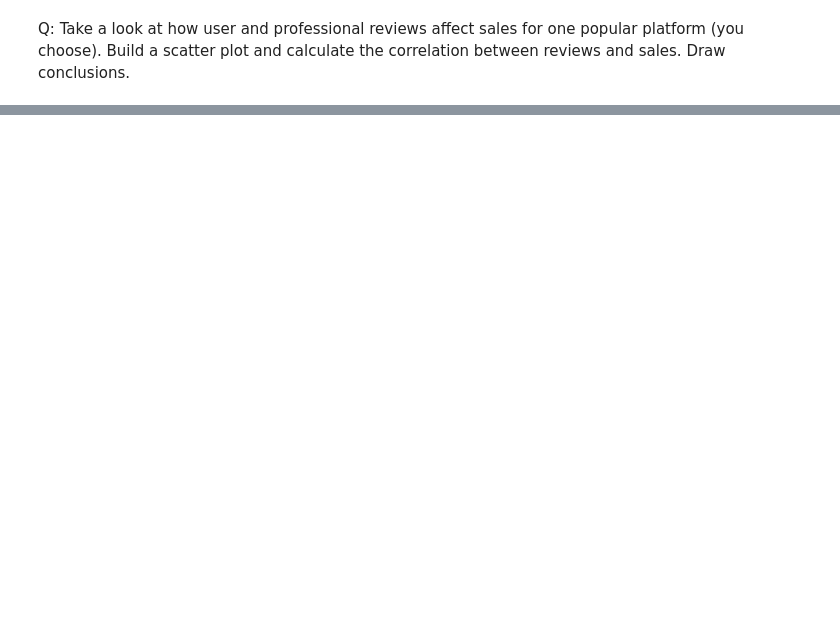
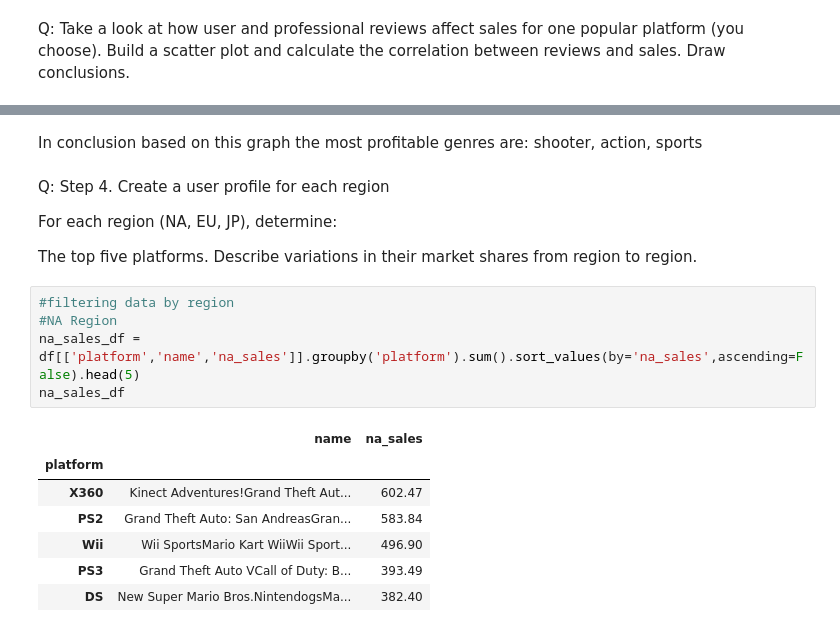
Before and after one commit to ouryj/gamesdataset, a Jupyter notebook: notebooks/EDA.ipynb, the cells around one changed output, grey strips where cells are left out. Saved outputs shown, nothing was run; the diff lists cells and outputs as text; blank space fills up the shorter version.

Commit message:
just finished working on the data analysis

```diff
--- a/notebooks/EDA.ipynb
+++ b/notebooks/EDA.ipynb
@@ -239,0 +286,21 @@ Q: Take a look at how user and professional reviews affect sales for one popular
+# %% [markdown]
+In conclusion based on this graph the most profitable genres are: shooter, action, sports
+# %% [markdown]
+Q: Step 4. Create a user profile for each region
+
+For each region (NA, EU, JP), determine:
+
+The top five platforms. Describe variations in their market shares from region to region.
+# %%
+#filtering data by region
+#NA Region
+na_sales_df = df[['platform','name','na_sales']].groupby('platform').sum().sort_values(by='na_sales',ascending=False).head(5)
+na_sales_df
+# %% [output]
+|  | name | na_sales |
+| platform |  |  |
+| X360 | Kinect Adventures!Grand Theft Aut... | 602.47 |
+| PS2 | Grand Theft Auto: San AndreasGran... | 583.84 |
+| Wii | Wii SportsMario Kart WiiWii Sport... | 496.90 |
+| PS3 | Grand Theft Auto VCall of Duty: B... | 393.49 |
+| DS | New Super Mario Bros.NintendogsMa... | 382.40 |
```
Also changed, not shown: parts of 24 cells of this notebook.
